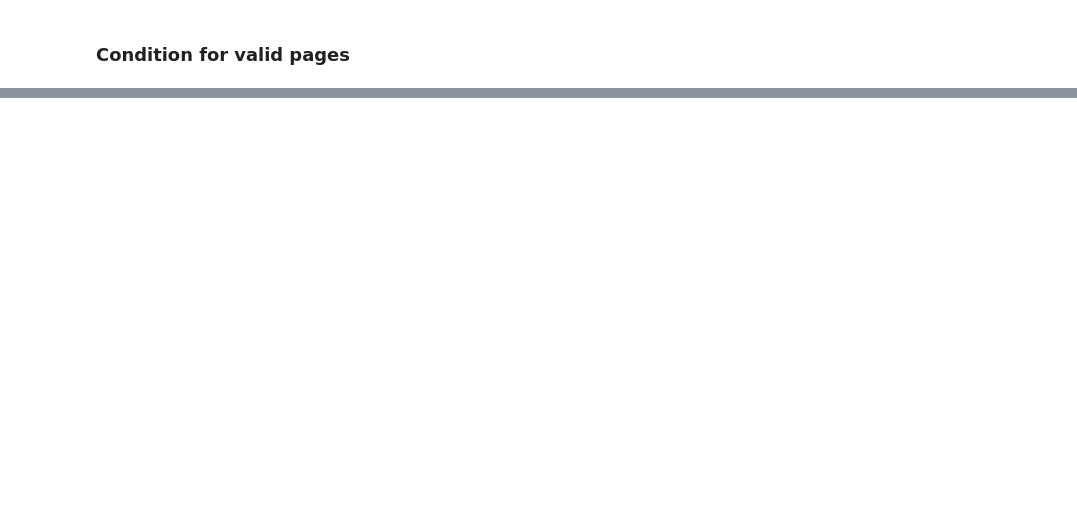
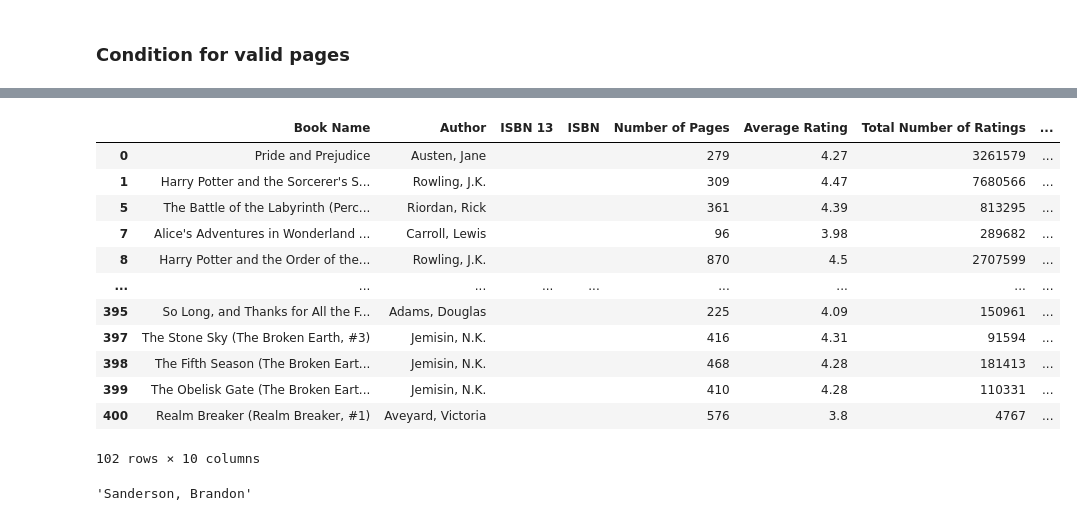
Before and after one commit to Hari31416/Python, a Jupyter notebook: Codes/Web Scraping/Goodreads_Scrape.ipynb, the cells around one changed output, grey strips where cells are left out. Drawn from its saved outputs; the diff is of its cells as text; code cells hidden in the pictures; blank space fills up the shorter version.

```diff
--- a/Codes/Web Scraping/Goodreads_Scrape.ipynb
+++ b/Codes/Web Scraping/Goodreads_Scrape.ipynb
@@ -225,0 +413,20 @@ False
+# %%
+book_df2[(book_df2['ISBN'] == '') & (book_df2['ISBN 13'] == '')]
+# %% [output]
+|  | Book Name | Author | ISBN 13 | ISBN | Number of Pages | Average Rating | Total Number of Ratings | ... |
+| 0 | Pride and Prejudice | Austen, Jane |  |  | 279 | 4.27 | 3261579 | ... |
+| 1 | Harry Potter and the Sorcerer's S... | Rowling, J.K. |  |  | 309 | 4.47 | 7680566 | ... |
+| 5 | The Battle of the Labyrinth (Perc... | Riordan, Rick |  |  | 361 | 4.39 | 813295 | ... |
+| 7 | Alice's Adventures in Wonderland ... | Carroll, Lewis |  |  | 96 | 3.98 | 289682 | ... |
+| 8 | Harry Potter and the Order of the... | Rowling, J.K. |  |  | 870 | 4.5 | 2707599 | ... |
+| ... | ... | ... | ... | ... | ... | ... | ... | ... |
+| 395 | So Long, and Thanks for All the F... | Adams, Douglas |  |  | 225 | 4.09 | 150961 | ... |
+| 397 | The Stone Sky (The Broken Earth, #3) | Jemisin, N.K. |  |  | 416 | 4.31 | 91594 | ... |
+| 398 | The Fifth Season (The Broken Eart... | Jemisin, N.K. |  |  | 468 | 4.28 | 181413 | ... |
+| 399 | The Obelisk Gate (The Broken Eart... | Jemisin, N.K. |  |  | 410 | 4.28 | 110331 | ... |
+| 400 | Realm Breaker (Realm Breaker, #1) | Aveyard, Victoria |  |  | 576 | 3.8 | 4767 | ... |
+102 rows × 10 columns
+# %%
+book_df2.groupby('Author').count()['ISBN'].idxmax()
+# %% [output]
+'Sanderson, Brandon'
```
Also changed, not shown: parts of 27 cells of this notebook, 2 other files.
